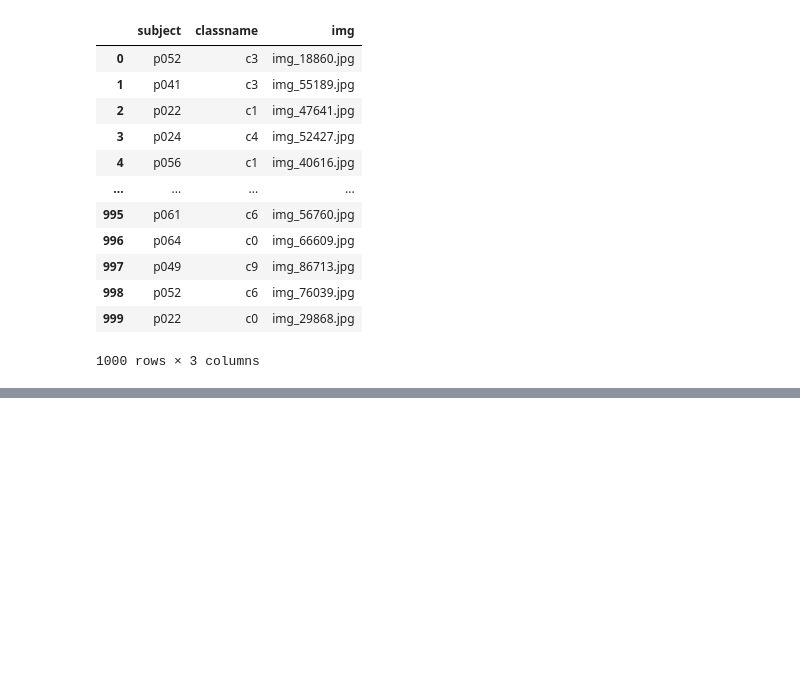
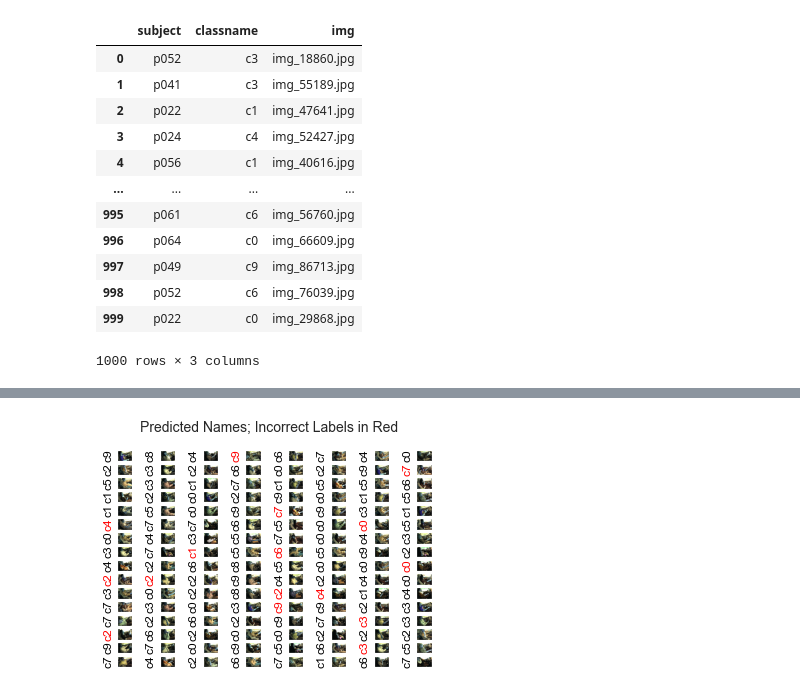
Before and after one commit to eosoba/mle_study, a Jupyter notebook: statefarm.ipynb, the cells around one changed output, grey strips where cells are left out. Saved outputs shown, nothing was run; the diff lists cells and outputs as text; code cells hidden in the pictures; blank space fills up the shorter version.

```diff
--- a/statefarm.ipynb
+++ b/statefarm.ipynb
@@ -110,0 +163,9 @@ plt.show()
+# %%
+fig, ax = plt.subplots(16, 8)
+for i, axi in enumerate(ax.flat):
+    axi.imshow(X_test[i].reshape(24, 32,3), cmap='bone')
+    axi.set(xticks=[], yticks=[])
+    axi.set_ylabel(yfit[i],color='black' if yfit[i] == y_test[i] else 'red')
+fig.suptitle('Predicted Names; Incorrect Labels in Red', size=14);
+# %% [output]
+[figure, added]
```
Also changed, not shown: parts of 14 cells of this notebook.
